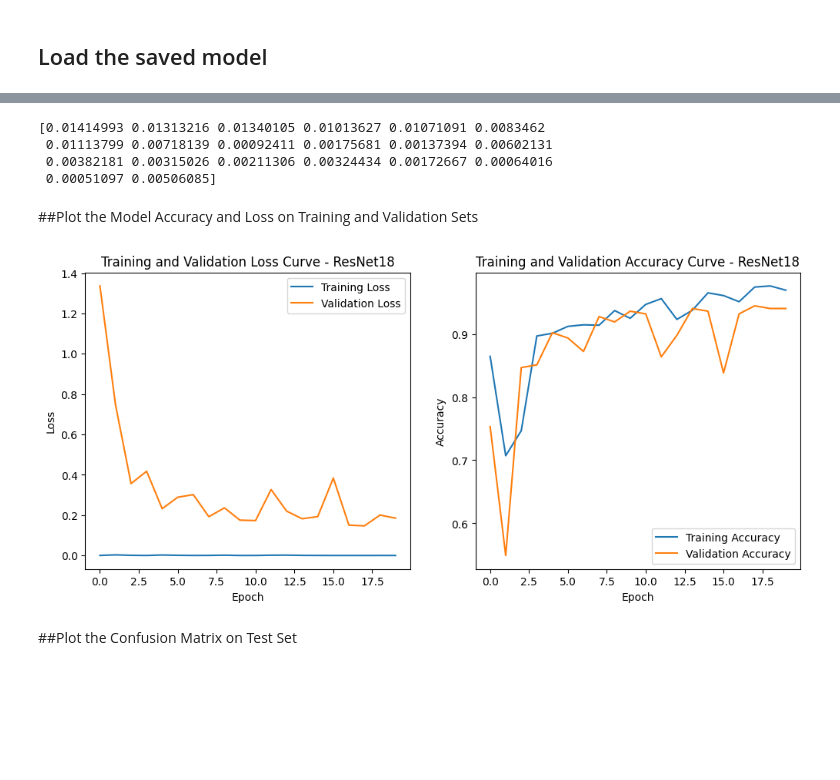
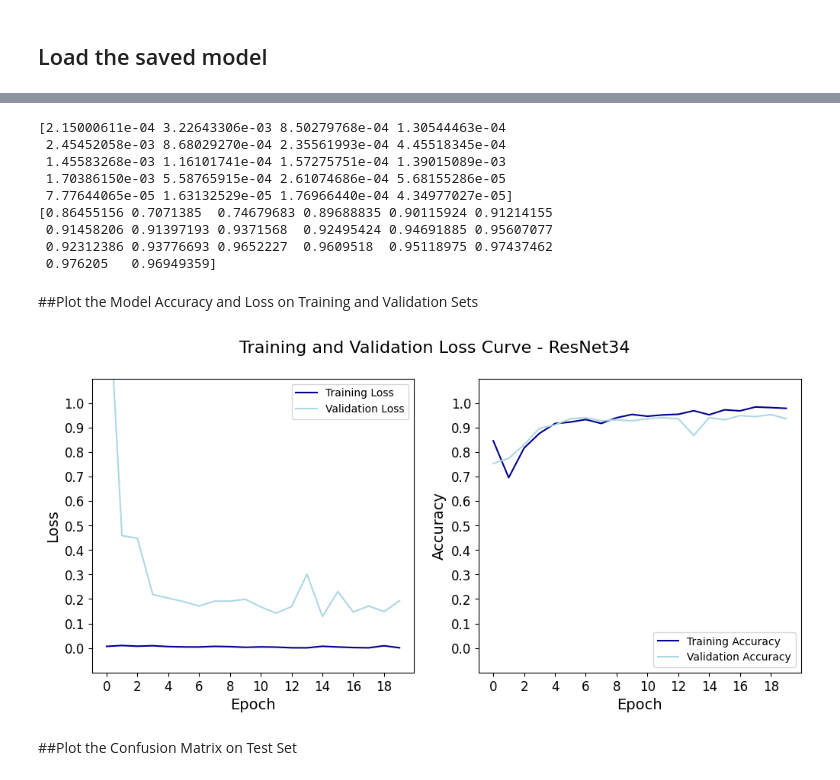
Before and after one commit to bi-horn/CNN_XRay, a Jupyter notebook: CNN_XRay.ipynb, the cells around one changed output, grey strips where cells are left out. Drawn from its saved outputs; the diff is of its cells as text; code cells hidden in the pictures; blank space fills up the shorter version.

```diff
--- a/CNN_XRay.ipynb
+++ b/CNN_XRay.ipynb
@@ -134,11 +134,12 @@ torch.save(model.state_dict(), "{}{}_pretrained.pth".format(data_path, model_nam
 # %% [markdown]
  ## Load the saved model
 # %%
-model = models.resnet18(pretrained=False)
+model_name = "ResNet34"
+model = torch.hub.load('pytorch/vision:v0.9.0', 'resnet34', pretrained = False)
 model.fc = nn.Linear(512, len(dataset.classes))
 #or
 #model = ConvolutionalNeuralNetwork()
 model.to(device)
 
-model.load_state_dict(torch.load("{}{}_pretrained.pth".format(data_path, model_name)))
+model.load_state_dict(torch.load("{}{}_trained.pth".format(data_path, model_name)))
 # %% [output]
@@ -149,23 +171,25 @@ RuntimeError: Attempting to deserialize object on a CUDA device but torch.cuda.i
 #model_path = "{}resnet18.pth".format(data_path)
 
 def load_metrics(model_name, data_path):
-    # Load the saved metrics
-    train_loss = np.load("{}{}_train_loss.npy".format(data_path, model_name))
-    train_accuracy = np.load("{}{}_train_accuracy.npy".format(data_path, model_name))
-    val_loss = np.load("{}{}_validation_loss.npy".format(data_path, model_name))
-    val_accuracy = np.load("{}{}_validation_accuracy.npy".format(data_path, model_name))
+  train_loss = np.load("{}{}_train_loss.npy".format(data_path, model_name))
+  train_accuracy = np.load("{}{}_train_accuracy.npy".format(data_path, model_name))
+  val_loss = np.load("{}{}_validation_loss.npy".format(data_path, model_name))
+  val_accuracy = np.load("{}{}_validation_accuracy.npy".format(data_path, model_name))
+  return train_loss, train_accuracy, val_loss, val_accuracy
 
-    return train_loss, train_accuracy, val_loss, val_accuracy
-
-# Example usage:
-model_name = "ResNet18"  # Update this with your actual model name
 
 losses, accuracies, v_losses, v_accuracies = load_metrics(model_name, data_path)
 
-print(train_loss)
+print(losses)
+print(accuracies)
 # %% [output]
-[0.01414993 0.01313216 0.01340105 0.01013627 0.01071091 0.0083462
- 0.01113799 0.00718139 0.00092411 0.00175681 0.00137394 0.00602131
- 0.00382181 0.00315026 0.00211306 0.00324434 0.00172667 0.00064016
- 0.00051097 0.00506085]
+[2.15000611e-04 3.22643306e-03 8.50279768e-04 1.30544463e-04
+ 2.45452058e-03 8.68029270e-04 2.35561993e-04 4.45518345e-04
+ 1.45583268e-03 1.16101741e-04 1.57275751e-04 1.39015089e-03
+ 1.70386150e-03 5.58765915e-04 2.61074686e-04 5.68155286e-05
+ 7.77644065e-05 1.63132529e-05 1.76966440e-04 4.34977027e-05]
+[0.86455156 0.7071385  0.74679683 0.89688835 0.90115924 0.91214155
+ 0.91458206 0.91397193 0.9371568  0.92495424 0.94691885 0.95607077
+ 0.92312386 0.93776693 0.9652227  0.9609518  0.95118975 0.97437462
+ 0.976205   0.96949359]
 # %%
@@ -173,10 +197,10 @@ print(train_loss)
 # %% [markdown]
 ##Plot the Model Accuracy and Loss on Training and Validation Sets
 # %%
-model_name = "ResNet18"
+model_name = "ResNet34"
 plot_model_curves(losses, accuracies, v_accuracies, v_losses, data_path, model_name)
 # %% [output]
-[figure, old version]
+[figure, new version]
 # %% [markdown]
 ##Plot the Confusion Matrix on Test Set
 # %%
```
Also changed, not shown: parts of 10 cells of this notebook.
